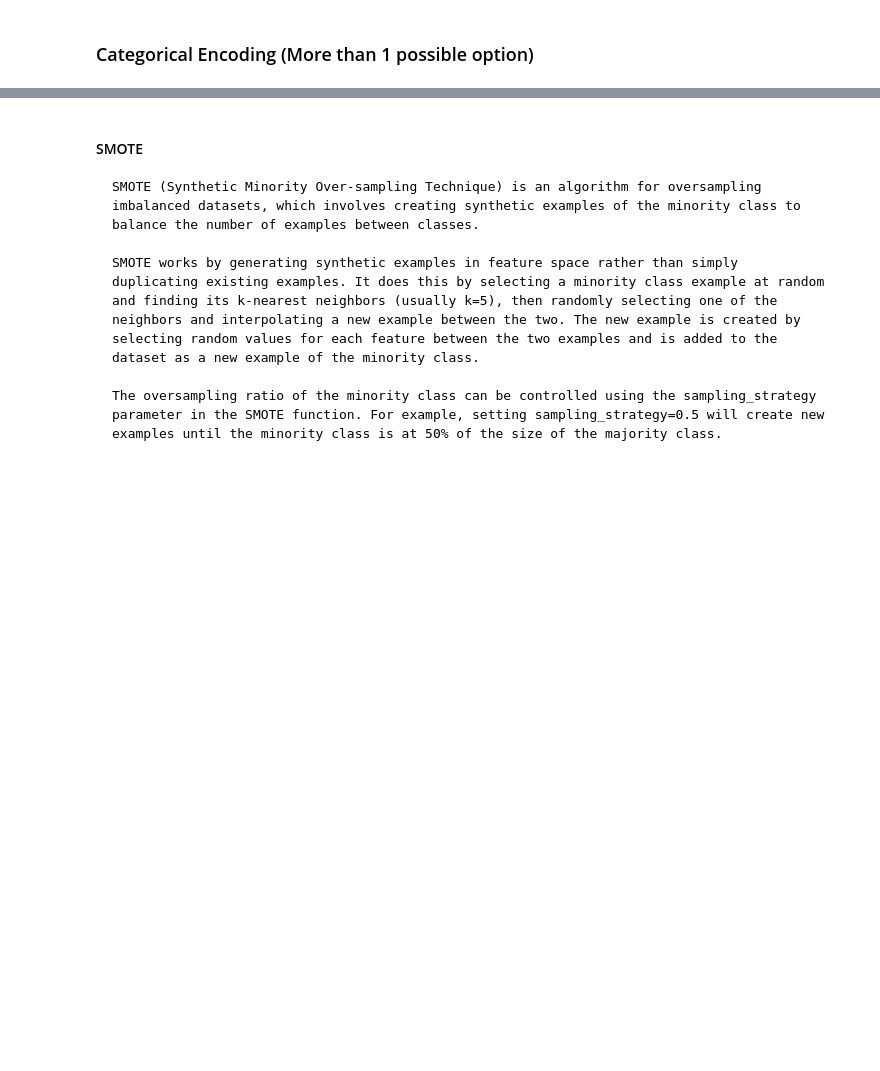
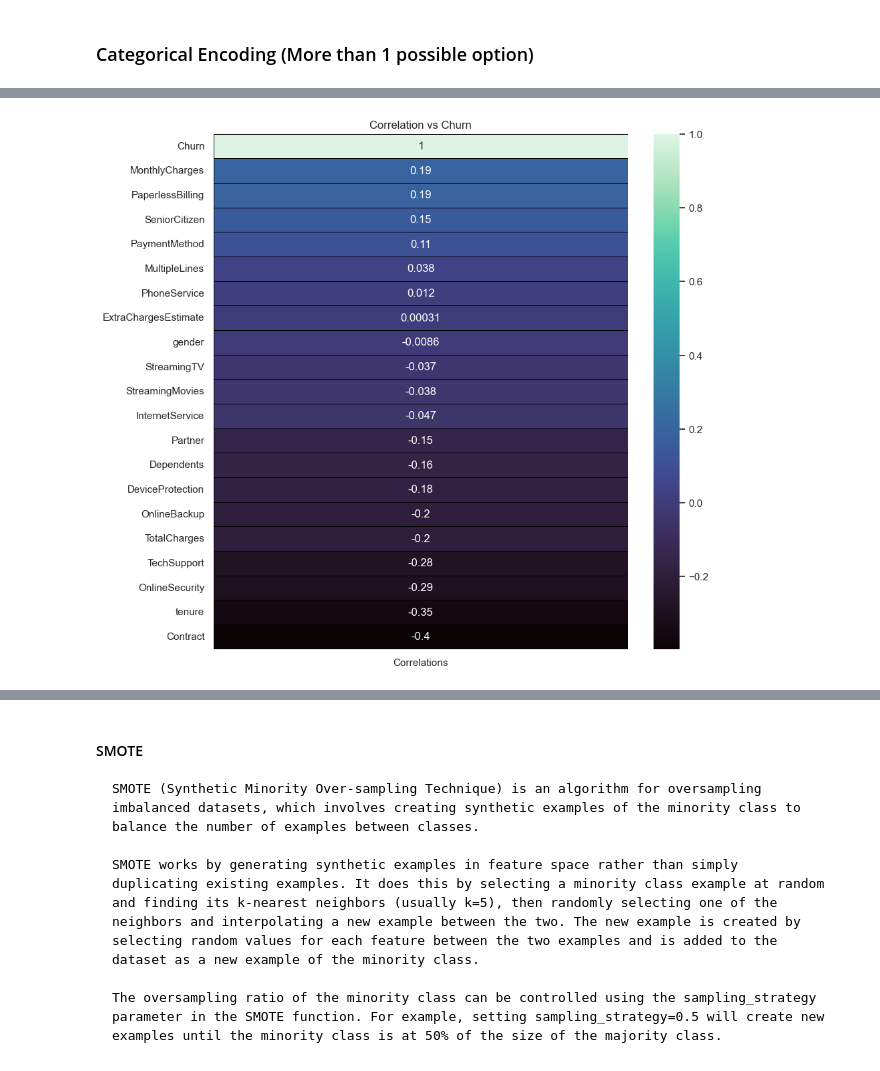
Before and after one commit to nb3110/telco_churn_project, a Jupyter notebook: notebook.ipynb, the cells around one changed output, grey strips where cells are left out. Saved outputs shown, nothing was run; the diff lists cells and outputs as text; code cells hidden in the pictures; blank space fills up the shorter version.

```diff
--- a/notebook.ipynb
+++ b/notebook.ipynb
@@ -378,0 +329,8 @@ df_num
+# %%
+corr_var = df_num.corrwith(df_num['Churn']).sort_values(ascending = False).to_frame()
+corr_var.columns = ['Correlations']
+plt.subplots(figsize = (10,10))
+sns.heatmap(corr_var,annot = True,linewidths = 0.4,linecolor = 'black',cmap="mako");
+plt.title('Correlation vs Churn');
+# %% [output]
+[figure, added]
```
Also changed, not shown: parts of 134 cells of this notebook.
